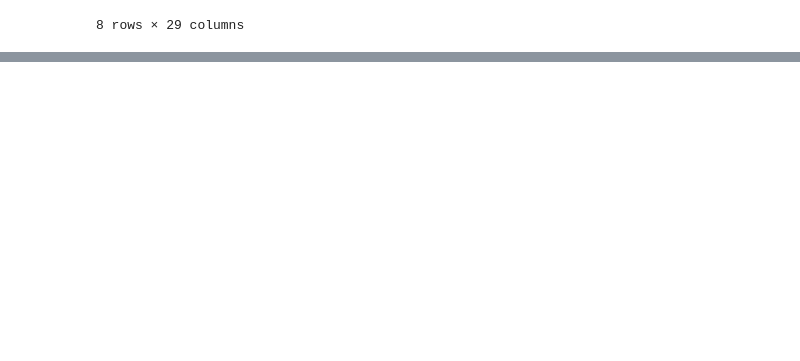
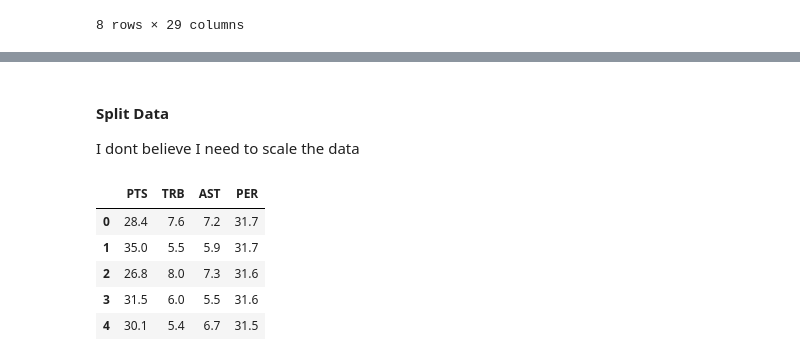
Before and after one commit to Mattsantos541/NBA, a Jupyter notebook: Baseline work.ipynb, the cells around one changed output, grey strips where cells are left out. Saved outputs shown, nothing was run; the diff lists cells and outputs as text; code cells hidden in the pictures; blank space fills up the shorter version.

```diff
--- a/Baseline work.ipynb
+++ b/Baseline work.ipynb
@@ -72,0 +93,16 @@ df.describe()
+# %% [markdown]
+#### Split Data
+I dont believe I need to scale the data
+# %%
+X=base[['PTS', 'TRB', 'AST']]
+y=base[['PER']]
+
+train, test = train_test_split(df, train_size = .80, random_state = 123)
+base.head()
+# %% [output]
+|  | PTS | TRB | AST | PER |
+| 0 | 28.4 | 7.6 | 7.2 | 31.7 |
+| 1 | 35.0 | 5.5 | 5.9 | 31.7 |
+| 2 | 26.8 | 8.0 | 7.3 | 31.6 |
+| 3 | 31.5 | 6.0 | 5.5 | 31.6 |
+| 4 | 30.1 | 5.4 | 6.7 | 31.5 |
```
Also changed, not shown: parts of 10 cells of this notebook, 1 other file.
